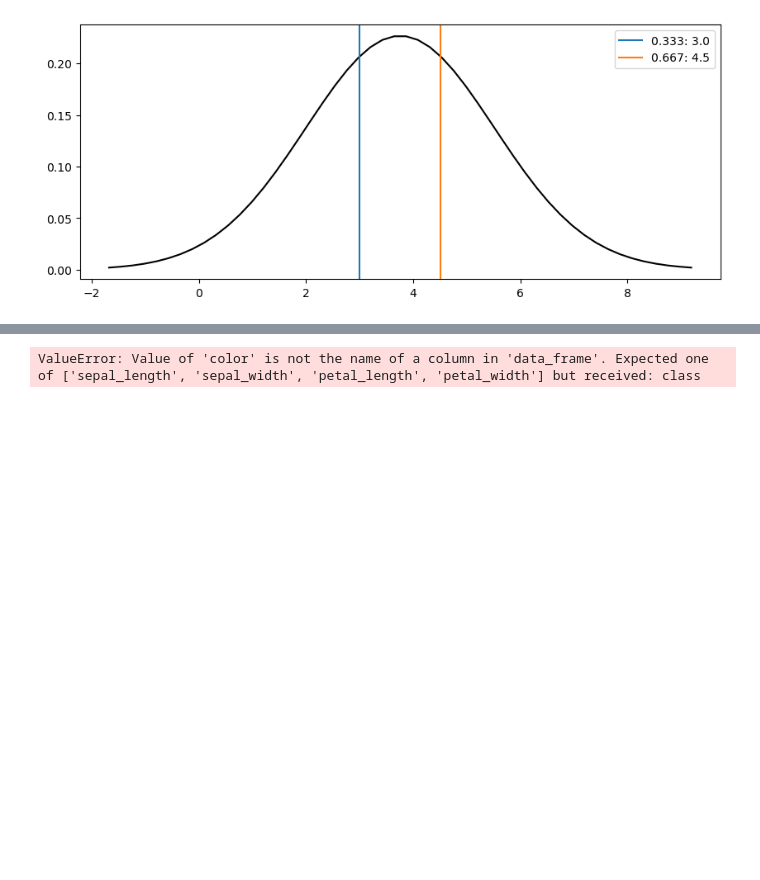
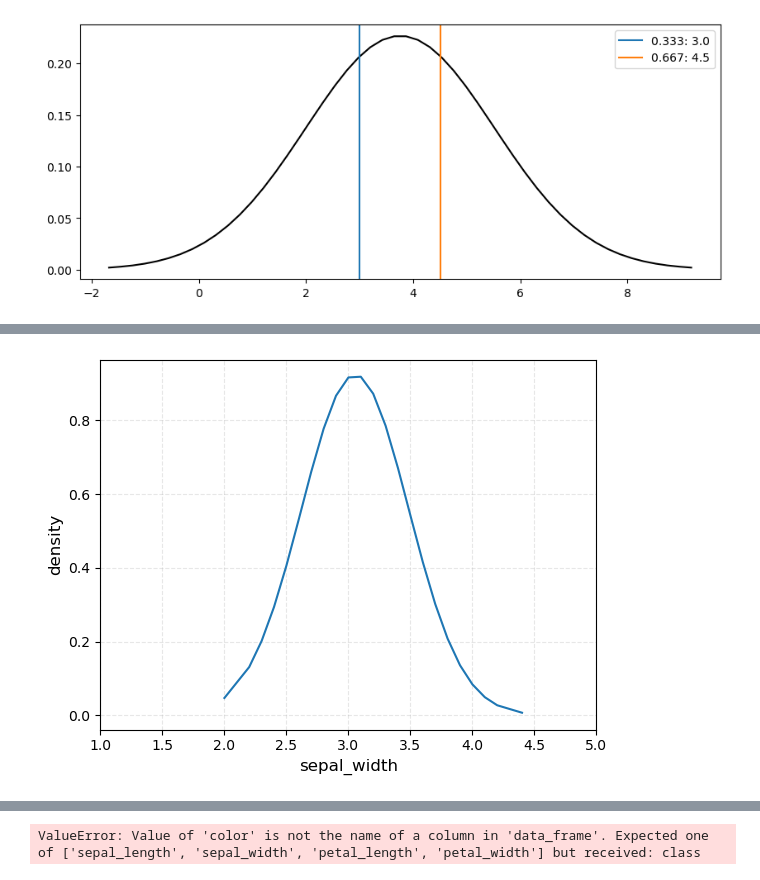
Before and after one commit to andaraiwin/decisionT, a Jupyter notebook: DecisionTree.ipynb, the cells around one changed output, grey strips where cells are left out. Saved outputs shown, nothing was run; the diff lists cells and outputs as text; code cells hidden in the pictures; blank space fills up the shorter version.

```diff
--- a/DecisionTree.ipynb
+++ b/DecisionTree.ipynb
@@ -11,7 +15,8 @@ column_types = {'sepal_length': 'float64',
                 'petal_length': 'float64',
                 'petal_width': 'float64',
                 'class': 'string'}
-data = pd.read_csv("C:\Anda\data\DataMining\iris\iris.data", header=None, names=col_names, dtype=column_types)
+# data = pd.read_csv("iris.data", header=None, names=col_names, dtype=column_types)
+data = pd.read_csv("iris.data", header=None, names=col_names)
 data
 # %% [output]
 |  | sepal_length | sepal_width | petal_length | petal_width | class |
@@ -205,0 +263,17 @@ plt.show()
+# %%
+df = pd.DataFrame(data)
+
+df_mean = np.mean(df['sepal_width'])
+df_std = np.std(df['sepal_width'])
+
+# Calculating probability density function (PDF)
+pdf = stats.norm.pdf(df['sepal_width'].sort_values(), df_mean, df_std)
+
+plt.plot(df['sepal_width'].sort_values(), pdf)
+plt.xlim([1, 5])
+plt.xlabel('sepal_width', size=12)
+plt.ylabel('density', size=12)
+plt.grid(True, alpha=0.3, linestyle="--")
+plt.show()
+# %% [output]
+[figure, added]
```
Also changed, not shown: parts of 28 cells of this notebook.
